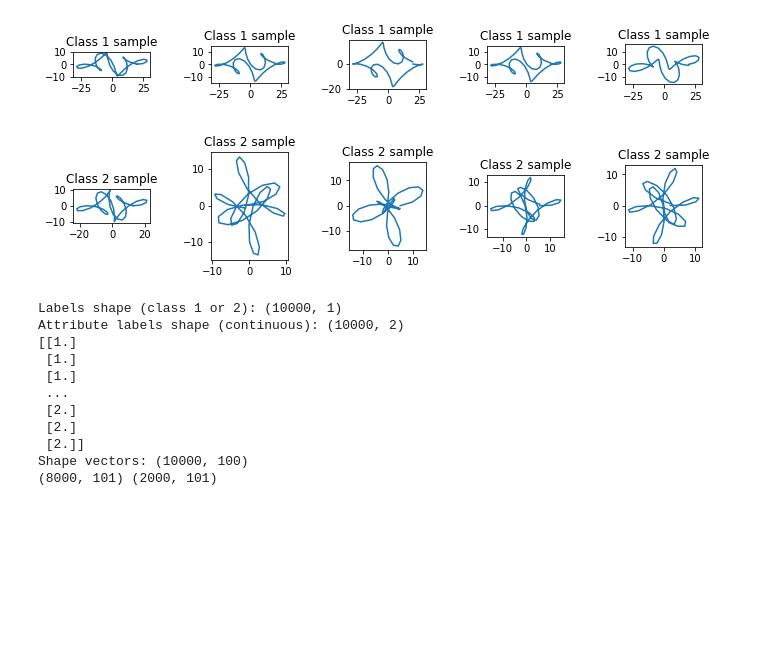
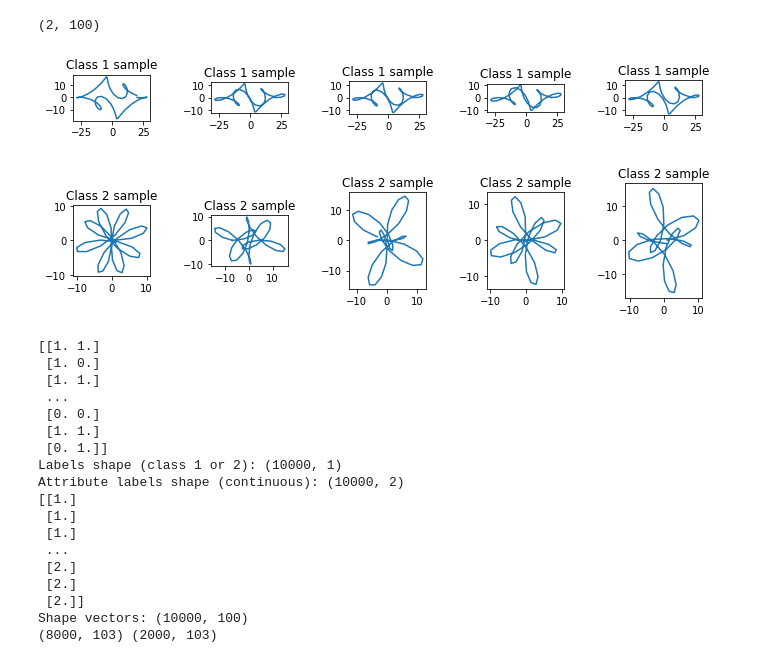
Before and after one commit to rpmihail/thyroid, a Jupyter notebook: code/Synthetic_Data_Generator.ipynb, the cells around one changed output. Drawn from its saved outputs; the diff is of its cells as text; code cells hidden in the pictures; blank space fills up the shorter version.

Commit message:
Added proection sort and attribute prediction to synthetic data

```diff
--- a/code/Synthetic_Data_Generator.ipynb
+++ b/code/Synthetic_Data_Generator.ipynb
@@ -41,7 +41,7 @@ attribute2[int(vec_length/2):] = np.reshape(np.sin(thetas), (-1, 1))
 
 attributes = np.squeeze(np.array((attribute1, attribute2)))
 
-
+print(np.shape(attributes))
 ## generate training data
 #
 # we'll say that the shapes with specific linear combinations of the attributes
@@ -101,52 +101,60 @@ plt.show()
 number_of_samples = 10000 # half of them will be class 1, half will be class 2
 labels = np.ones((number_of_samples, 1))
 labels[int(number_of_samples/2):, :] = 2
 
 # generate
 attribute_sampler = np.random.randn(int(number_of_samples/2), 2) * 5
 attribute_sampler[:, 0] = 20 ## this attribute (horizontal stretch is exxagerated to make the sample class 1)
-
+atttribute_sampler_1 = attribute_sampler
 attribute_labels = np.array(attribute_sampler)
-
 X1 = (np.matmul(attribute_sampler, attributes).T + np.tile(average, (int(number_of_samples/2), ))).T
-
 attribute_sampler = np.random.randn(int(number_of_samples/2), 2) * 5
 X2 = (np.matmul(attribute_sampler, attributes).T + np.tile(average, (int(number_of_samples/2), ))).T
-
 attribute_labels = np.concatenate((attribute_labels, attribute_sampler), axis=0)
-
+attribute_labels[attribute_labels <= 0] = 0
+attribute_labels[attribute_labels > 0] = 1
+print(attribute_labels)
 X = np.concatenate((X1, X2), axis=0)
 
 
 
 
 print("Labels shape (class 1 or 2): " + str(np.shape(labels)))
 print("Attribute labels shape (continuous): " + str(np.shape(attribute_labels)))
 print(labels)
 print("Shape vectors: " + str(np.shape(X)))
+
 labels = labels - 1
-synthetic_data = np.concatenate((X, labels), axis=1)
+synthetic_data = np.concatenate((X, labels, attribute_labels), axis=1)
 #print(synthetic_data)
 np.random.shuffle(synthetic_data)
 #print(synthetic_data)
 train_size = int(np.shape(synthetic_data)[0] * 0.8)
 train_data = synthetic_data[:train_size, :]
 test_data = synthetic_data[train_size:, :]
 print(np.shape(train_data), np.shape(test_data))
 # %% [output]
+(2, 100)
-[figure, old version]
+[figure, new version]
-[figure, old version]
+[figure, new version]
-Labels shape (class 1 or 2): (10000, 1)
-Attribute labels shape (continuous): (10000, 2)
-[[1.]
- [1.]
- [1.]
- ...
- [2.]
- [2.]
- [2.]]
-Shape vectors: (10000, 100)
-(8000, 101) (2000, 101)
+[[1. 1.]
+ [1. 0.]
+ [1. 1.]
+ ...
+ [0. 0.]
+ [1. 1.]
+ [0. 1.]]
+Labels shape (class 1 or 2): (10000, 1)
+Attribute labels shape (continuous): (10000, 2)
+[[1.]
+ [1.]
+ [1.]
+ ...
+ [2.]
+ [2.]
+ [2.]]
+Shape vectors: (10000, 100)
+(8000, 103) (2000, 103)
 # %%
 attribute_sampler
 # %% [output]
```
Also changed, not shown: parts of 5 cells of this notebook.
